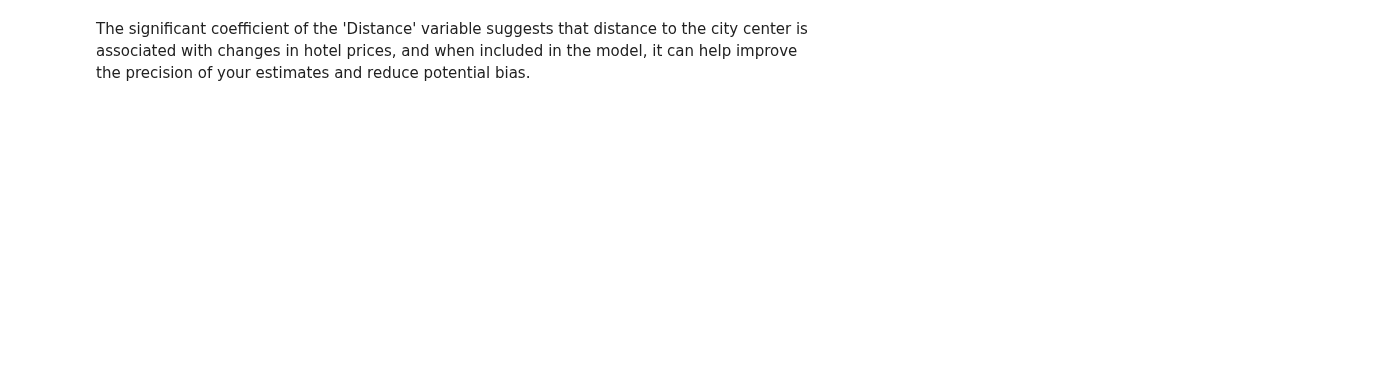
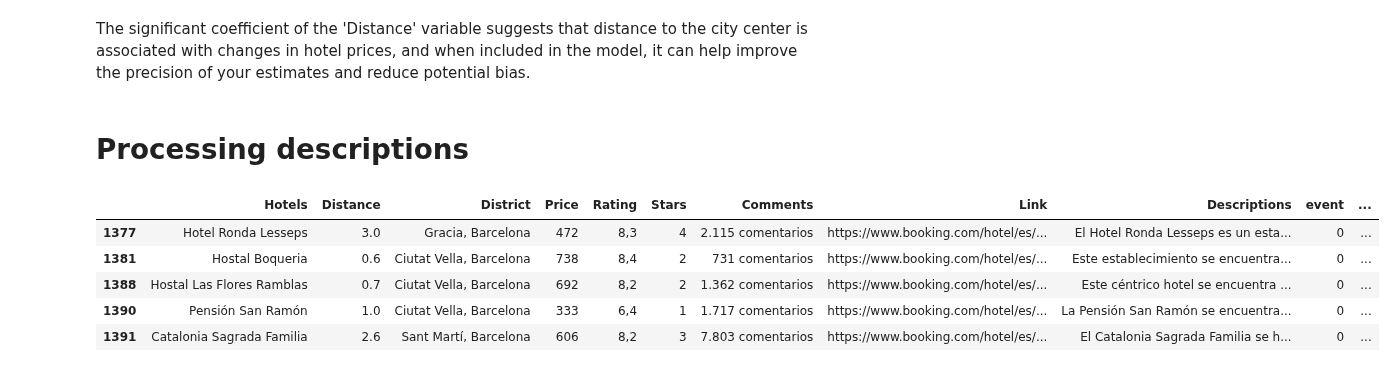
Before and after one commit to mgallon235/Bookings, a Jupyter notebook: final_draft/data_and_regressions/Regressions_Mobile.ipynb, the cells around one changed output. Saved outputs shown, nothing was run; the diff lists cells and outputs as text; code cells hidden in the pictures; blank space fills up the shorter version.

```diff
--- a/final_draft/data_and_regressions/Regressions_Mobile.ipynb
+++ b/final_draft/data_and_regressions/Regressions_Mobile.ipynb
@@ -458,3 +471,14 @@ Notes:
 [1] Standard Errors assume that the covariance matrix of the errors is correctly specified.
 # %% [markdown]
 The significant coefficient of the 'Distance' variable suggests that distance to the city center is associated with changes in hotel prices, and when included in the model, it can help improve the precision of your estimates and reduce potential bias.
+# %% [markdown]
+# Processing descriptions
+# %%
+df.head()
+# %% [output]
+|  | Hotels | Distance | District | Price | Rating | Stars | Comments | Link | Descriptions | event | ... |
+| 1377 | Hotel Ronda Lesseps | 3.0 | Gracia, Barcelona | 472 | 8,3 | 4 | 2.115 comentarios | https://www.booking.com/hotel/es/... | El Hotel Ronda Lesseps es un esta... | 0 | ... |
+| 1381 | Hostal Boqueria | 0.6 | Ciutat Vella, Barcelona | 738 | 8,4 | 2 | 731 comentarios | https://www.booking.com/hotel/es/... | Este establecimiento se encuentra... | 0 | ... |
+| 1388 | Hostal Las Flores Ramblas | 0.7 | Ciutat Vella, Barcelona | 692 | 8,2 | 2 | 1.362 comentarios | https://www.booking.com/hotel/es/... | Este céntrico hotel se encuentra ... | 0 | ... |
+| 1390 | Pensión San Ramón | 1.0 | Ciutat Vella, Barcelona | 333 | 6,4 | 1 | 1.717 comentarios | https://www.booking.com/hotel/es/... | La Pensión San Ramón se encuentra... | 0 | ... |
+| 1391 | Catalonia Sagrada Familia | 2.6 | Sant Martí, Barcelona | 606 | 8,2 | 3 | 7.803 comentarios | https://www.booking.com/hotel/es/... | El Catalonia Sagrada Familia se h... | 0 | ... |
```
Also changed, not shown: parts of 22 cells of this notebook.
